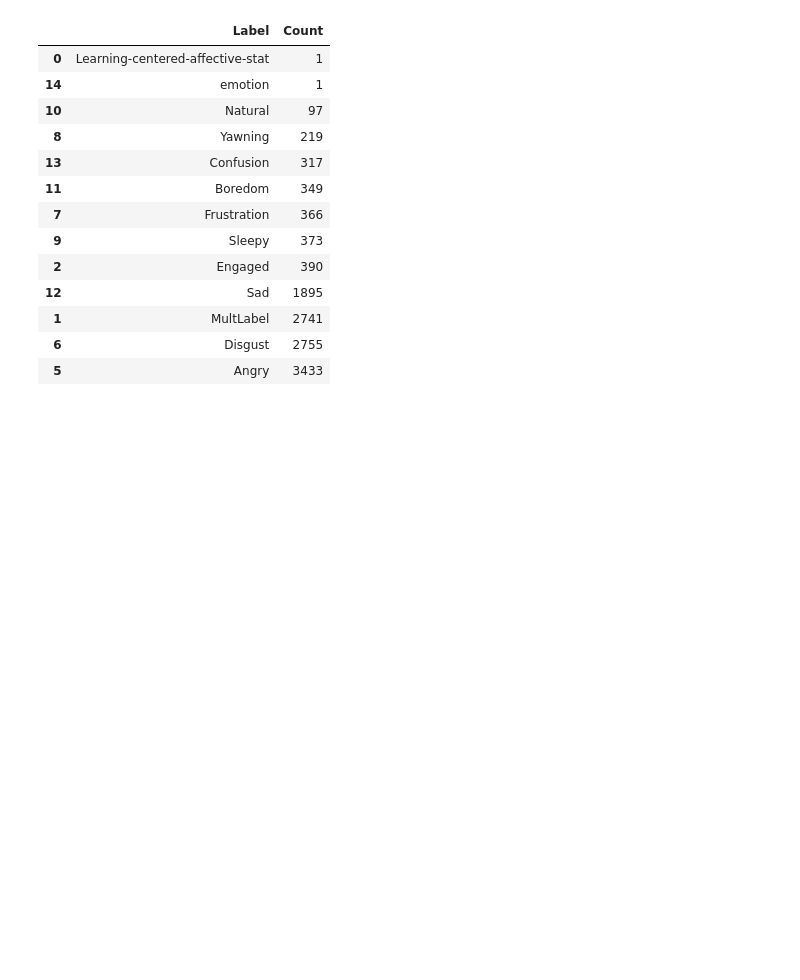
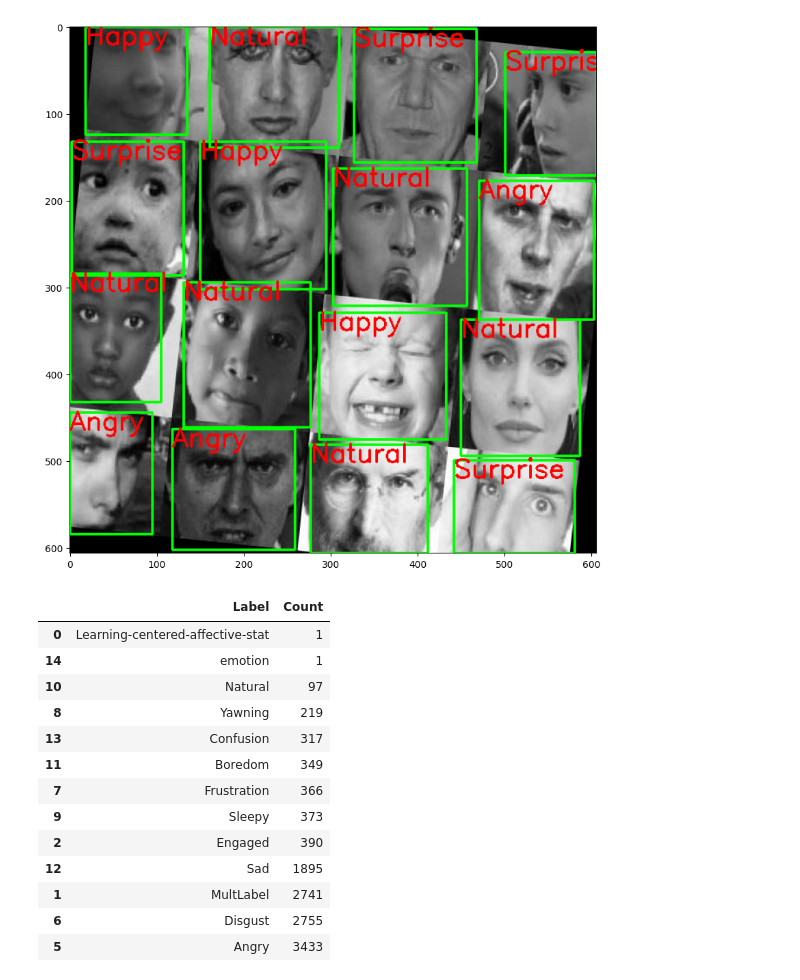
Before and after one commit to albermakaryan/bevaior-estimation-CV, a Jupyter notebook: src/eda.ipynb, the cells around one changed output. Drawn from its saved outputs; the diff is of its cells as text; code cells hidden in the pictures; blank space fills up the shorter version.

```diff
--- a/src/eda.ipynb
+++ b/src/eda.ipynb
@@ -11,3 +36,27 @@ from copy import deepcopy
+# %%
+image = cv2.imread(image_path).copy()
+# cv
+font = cv2.FONT_HERSHEY_SIMPLEX
+font_scale = 1
+color = (255, 0, 0)  # White in BGR
+thickness = 2
+
+
+for img_ann in image_anntoations:
+
+    x_1,y_1,x_2,y_2 = img_ann['bbox']
+    cat_id = img_ann['category_id']
+    cat_name = [cat['name'] for cat in categories if cat['id'] == cat_id][0]
+
+    cv2.rectangle(image,(x_1,y_1),(x_1+x_2,y_1+y_2),(0,255,0),2)
+    cv2.putText(image, cat_name, (x_1,y_1+20), font, font_scale, color, thickness)
+
+
+plt.figure(figsize=(10,10))
+plt.imshow(image)
+plt.show()
+# %% [output]
+[figure, added]
 # %%
 # read
 
```
Also changed, not shown: parts of 5 cells of this notebook, 2 other files.
